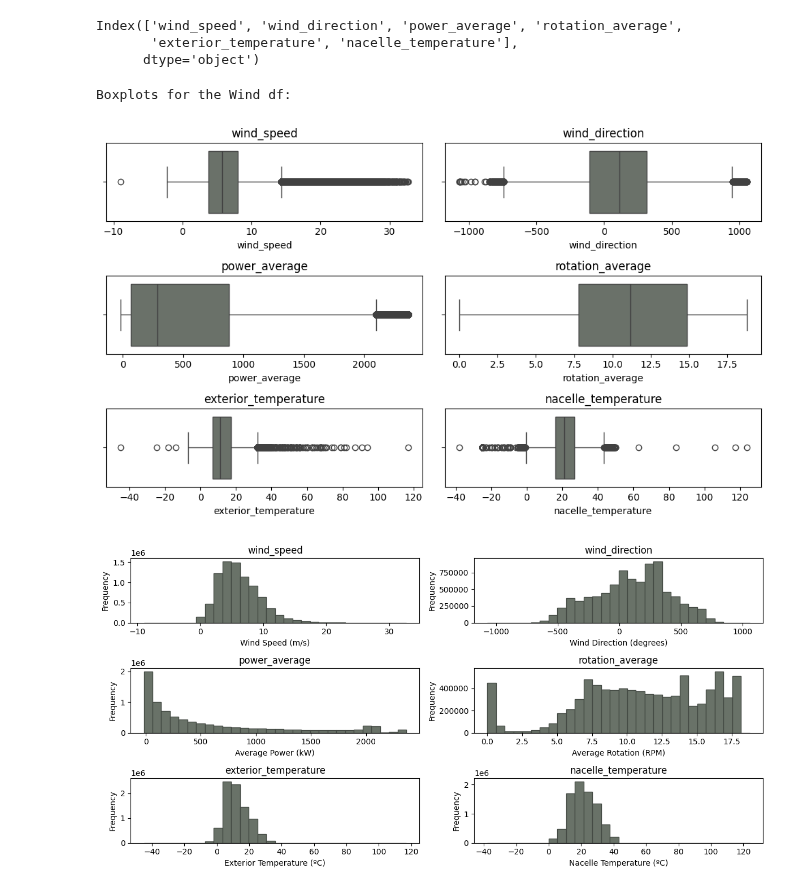
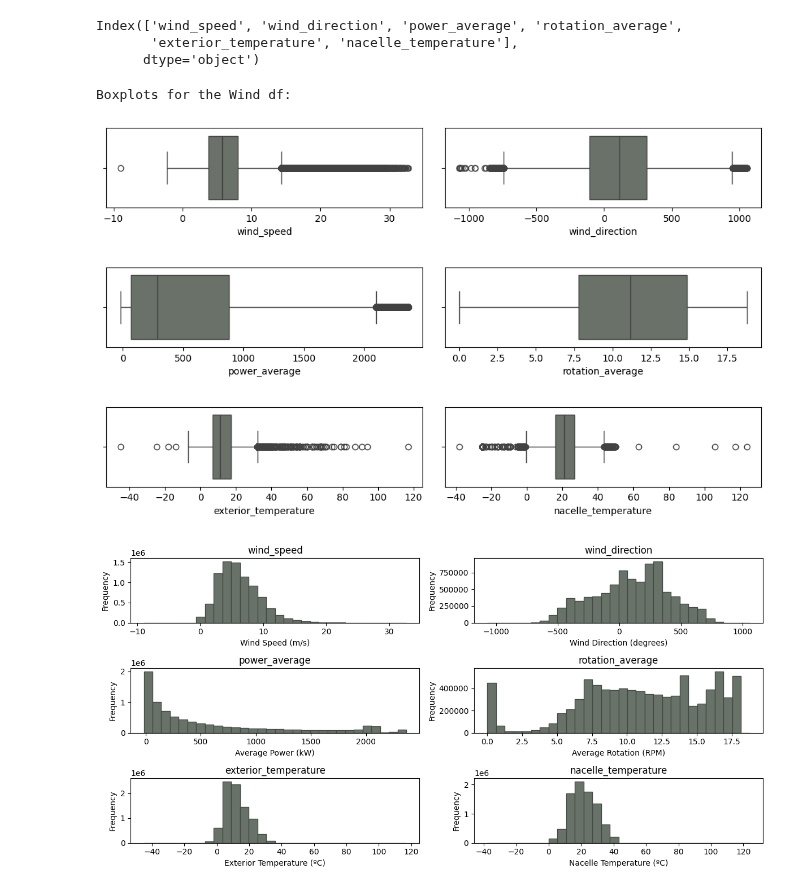
Before and after one commit to sarabreu/thesis_dev, a Jupyter notebook: 1_data_analysis_and_preproc/wind.ipynb, the cells around one changed output. Cells and saved outputs as stored; diff of their text form; code cells hidden in the pictures.

Commit message:
remove titles from boxplots

```diff
--- a/1_data_analysis_and_preproc/wind.ipynb
+++ b/1_data_analysis_and_preproc/wind.ipynb
@@ -175,20 +175,21 @@ Index(['wind_speed', 'wind_direction', 'power_average', 'rotation_average',
 # %%
 print(f"\nBoxplots for the Wind df:")
 num_cols = len(filtered_df_wind.columns)
 num_rows = (num_cols + 1) // 2
 fig, axes = plt.subplots(num_rows, 2, figsize=(10, num_rows*2))
 
 axes = axes.flatten()
 
 for i, feature in enumerate(filtered_df_wind.columns):
     if i < num_cols:
         sns.boxplot(x=filtered_df_wind[feature], color='#697268', ax=axes[i])
-        axes[i].set_title(feature)
+        # axes[i].set_title(feature)
 plt.tight_layout()
+plt.subplots_adjust(hspace=0.75)
 plt.show()
 # %% [output]
 Boxplots for the Wind df:
-[figure, old version]
+[figure, new version]
 # %%
 # Plotting the histograms
 subset = df_wind.iloc[:, 2:-1]
```
